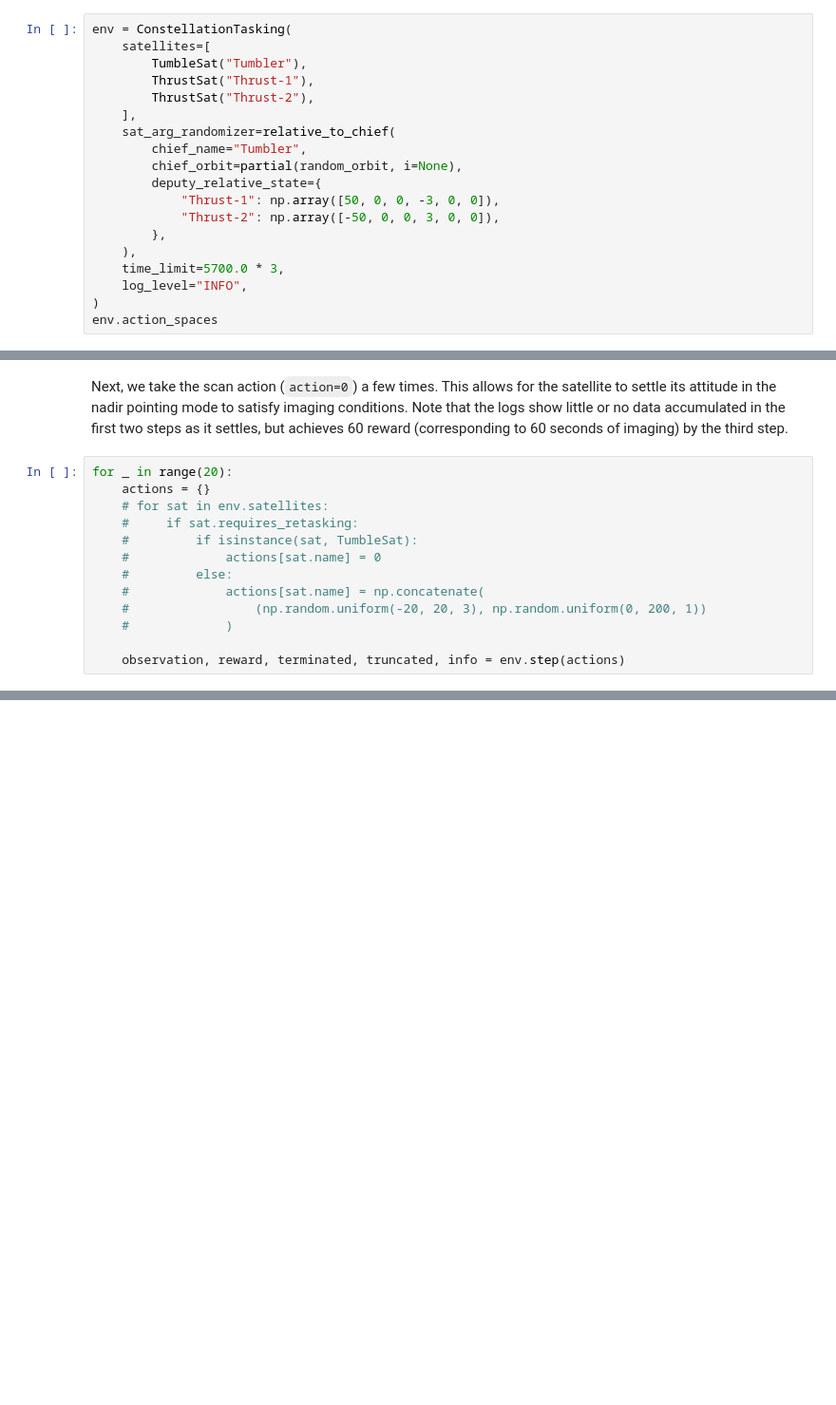
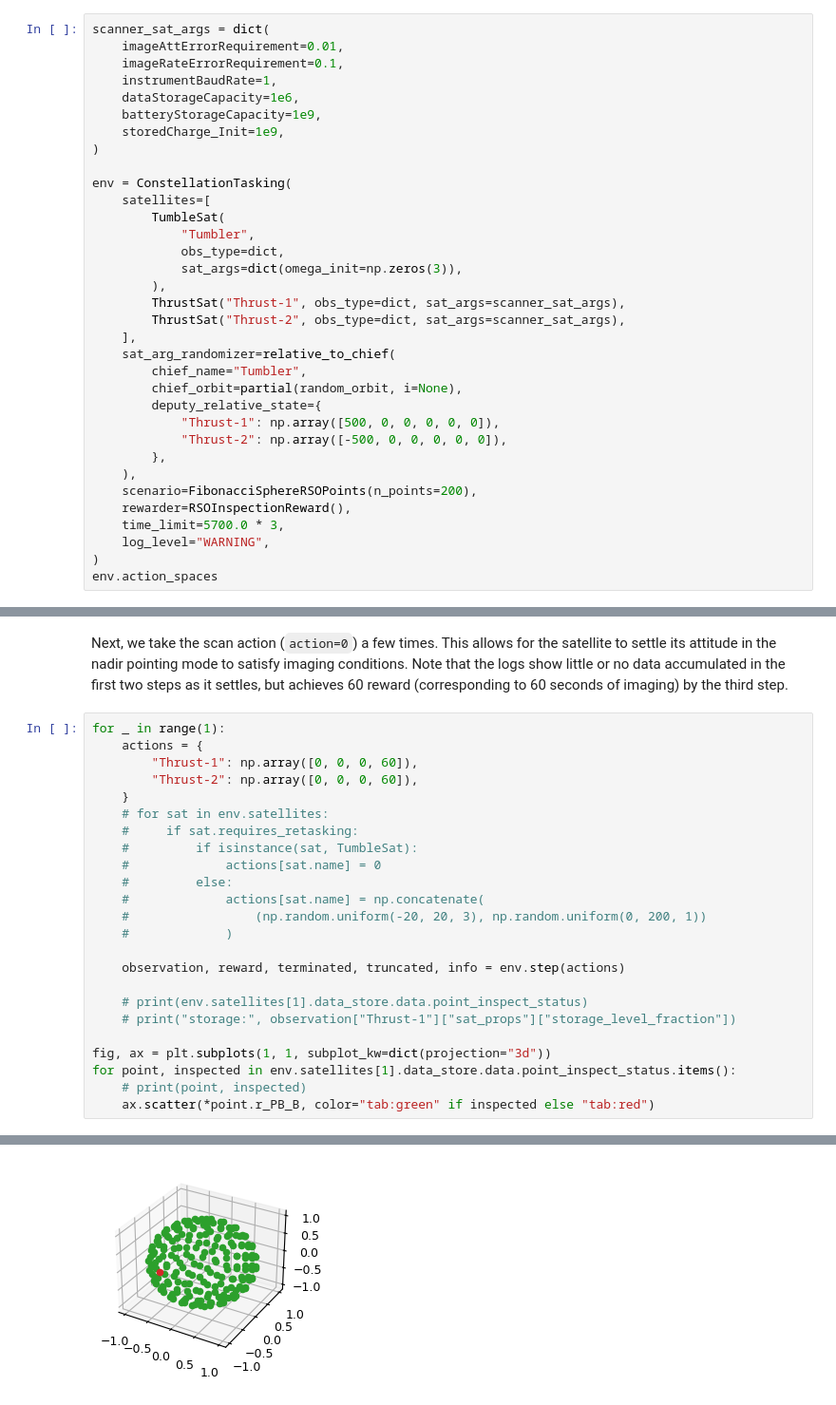
Before and after one commit to AVSLab/bsk_rl, a Jupyter notebook: examples/continuous_orbit_manuevers.ipynb, the cells around one changed output, grey strips where cells are left out. Shown at 95% size. Cells and saved outputs as stored; diff of their text form; blank space fills up the shorter version.

```diff
--- a/examples/continuous_orbit_manuevers.ipynb
+++ b/examples/continuous_orbit_manuevers.ipynb
@@ -54,21 +70,36 @@ a [scenario](../api_reference/scene/index.rst), which defines the environment th
 satellite is acting in, and a [rewarder](../api_reference/data/index.rst), which defines
 how data collected from the scenario is rewarded.
 # %%
+scanner_sat_args = dict(
+    imageAttErrorRequirement=0.01,
+    imageRateErrorRequirement=0.1,
+    instrumentBaudRate=1,
+    dataStorageCapacity=1e6,
+    batteryStorageCapacity=1e9,
+    storedCharge_Init=1e9,
+)
+
 env = ConstellationTasking(
     satellites=[
-        TumbleSat("Tumbler"),
-        ThrustSat("Thrust-1"),
-        ThrustSat("Thrust-2"),
+        TumbleSat(
+            "Tumbler",
+            obs_type=dict,
+            sat_args=dict(omega_init=np.zeros(3)),
+        ),
+        ThrustSat("Thrust-1", obs_type=dict, sat_args=scanner_sat_args),
+        ThrustSat("Thrust-2", obs_type=dict, sat_args=scanner_sat_args),
     ],
     sat_arg_randomizer=relative_to_chief(
         chief_name="Tumbler",
         chief_orbit=partial(random_orbit, i=None),
         deputy_relative_state={
-            "Thrust-1": np.array([50, 0, 0, -3, 0, 0]),
-            "Thrust-2": np.array([-50, 0, 0, 3, 0, 0]),
+            "Thrust-1": np.array([500, 0, 0, 0, 0, 0]),
+            "Thrust-2": np.array([-500, 0, 0, 0, 0, 0]),
         },
     ),
+    scenario=FibonacciSphereRSOPoints(n_points=200),
+    rewarder=RSOInspectionReward(),
     time_limit=5700.0 * 3,
-    log_level="INFO",
+    log_level="WARNING",
 )
 env.action_spaces
@@ -86,8 +122,11 @@ settle its attitude in the nadir pointing mode to satisfy imaging conditions. No
 the logs show little or no data accumulated in the first two steps as it settles, but
 achieves 60 reward (corresponding to 60 seconds of imaging) by the third step.
 # %%
-for _ in range(20):
-    actions = {}
+for _ in range(1):
+    actions = {
+        "Thrust-1": np.array([0, 0, 0, 60]),
+        "Thrust-2": np.array([0, 0, 0, 60]),
+    }
     # for sat in env.satellites:
     #     if sat.requires_retasking:
     #         if isinstance(sat, TumbleSat):
@@ -98,3 +137,12 @@ for _ in range(20):
     #             )
 
     observation, reward, terminated, truncated, info = env.step(actions)
+
+    # print(env.satellites[1].data_store.data.point_inspect_status)
+    # print("storage:", observation["Thrust-1"]["sat_props"]["storage_level_fraction"])
+
+fig, ax = plt.subplots(1, 1, subplot_kw=dict(projection="3d"))
+for point, inspected in env.satellites[1].data_store.data.point_inspect_status.items():
+    # print(point, inspected)
+    ax.scatter(*point.r_PB_B, color="tab:green" if inspected else "tab:red")
+# %% [output]
@@ -100,0 +167 @@ for _ in range(20):
+[figure, added]
```
Also changed, not shown: parts of 5 cells of this notebook, 7 other files.
